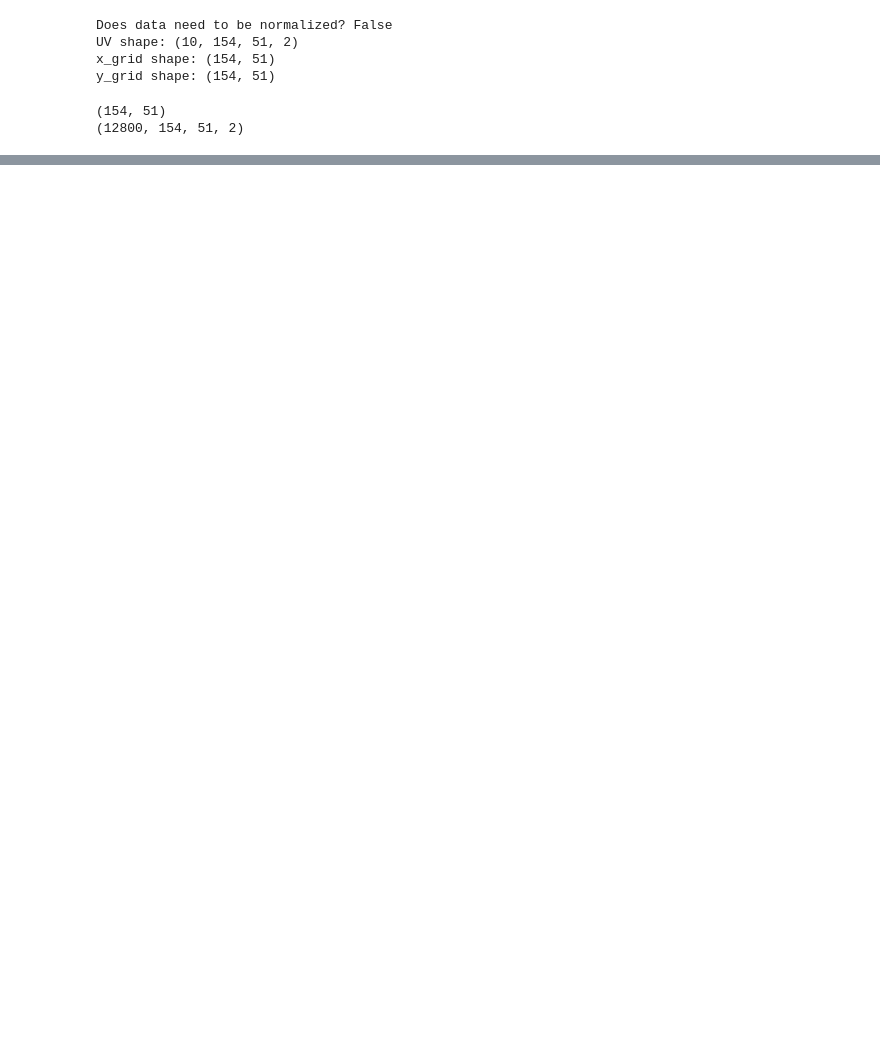
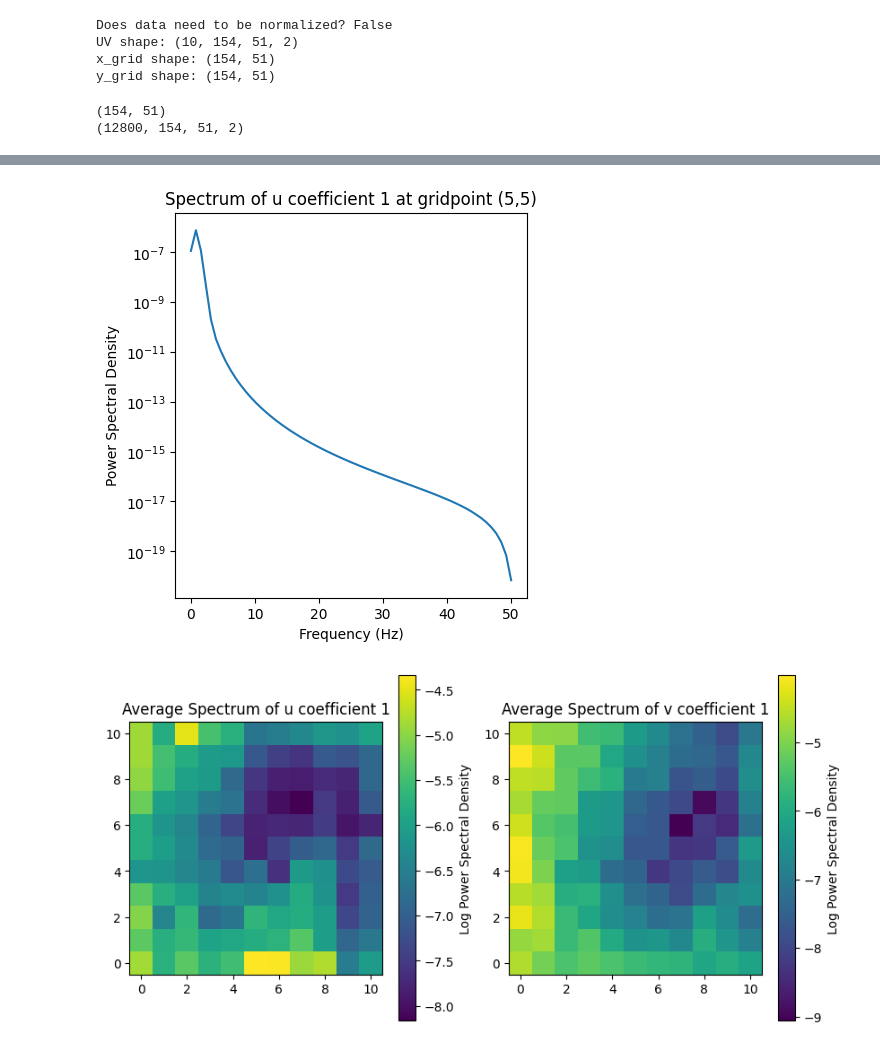
Before and after one commit to morton311/carrier_dls, a Jupyter notebook: test_notebook.ipynb, the cells around one changed output, grey strips where cells are left out. Cells and saved outputs as stored; diff of their text form; code cells hidden in the pictures; blank space fills up the shorter version.

```diff
--- a/test_notebook.ipynb
+++ b/test_notebook.ipynb
@@ -233,0 +261,41 @@ Relative error: 13.3424%
+# %%
+# plot spectra of all coefficients as a heatmap. There are 6 dofs per gridpoint, yielding 6 spectra per gridpoint on an 11x11 grid, for a total of 726 spectra. The spectra are computed using Welch's method and plotted on a logarithmic scale. When reshaped, dofs change fastest, followed by x then y
+
+spectra_u = []
+for i in range(dof_u.shape[1]):
+    f, Pxx = signal.welch(dof_u[:,i], fs=100.0, nperseg=128)
+    spectra_u.append(Pxx)
+
+spectra_v = []
+for i in range(dof_v.shape[1]):
+    f, Pxx = signal.welch(dof_v[:,i], fs=100.0, nperseg=128)
+    spectra_v.append(Pxx)
+
+spectra_u = np.array(spectra_u).reshape(6, 11, 11, -1, order='F')  # reshape to (dof_per_gridpoint, nx, ny, n_freqs)
+spectra_v = np.array(spectra_v).reshape(6, 11, 11, -1, order='F')  # reshape to (dof_per_gridpoint, nx, ny, n_freqs)
+
+# plot one spectra for sanity check
+plt.figure(figsize=(10, 5))
+plt.subplot(1, 2, 1)
+plt.semilogy(f, spectra_u[0, 5, 5, :])
+plt.title('Spectrum of u coefficient 1 at gridpoint (5,5)')
+plt.xlabel('Frequency (Hz)')
+plt.ylabel('Power Spectral Density')
+
+
+for i in range(6):
+    plt.figure(figsize=(10, 5))
+    plt.subplot(1, 2, 1)
+    plt.imshow(np.log10(spectra_u[i, :, :, :].mean(axis=-1)), origin='lower', cmap='viridis')
+    plt.title(f'Average Spectrum of u coefficient {i+1}')
+    plt.colorbar(label='Log Power Spectral Density')
+
+    plt.subplot(1, 2, 2)
+    plt.imshow(np.log10(spectra_v[i, :, :, :].mean(axis=-1)), origin='lower', cmap='viridis')
+    plt.title(f'Average Spectrum of v coefficient {i+1}')
+    plt.colorbar(label='Log Power Spectral Density')
+
+    plt.show()
+# %% [output]
+[figure, added]
+[figure, added]
```
Also changed, not shown: parts of 7 cells of this notebook, 23 other files.
